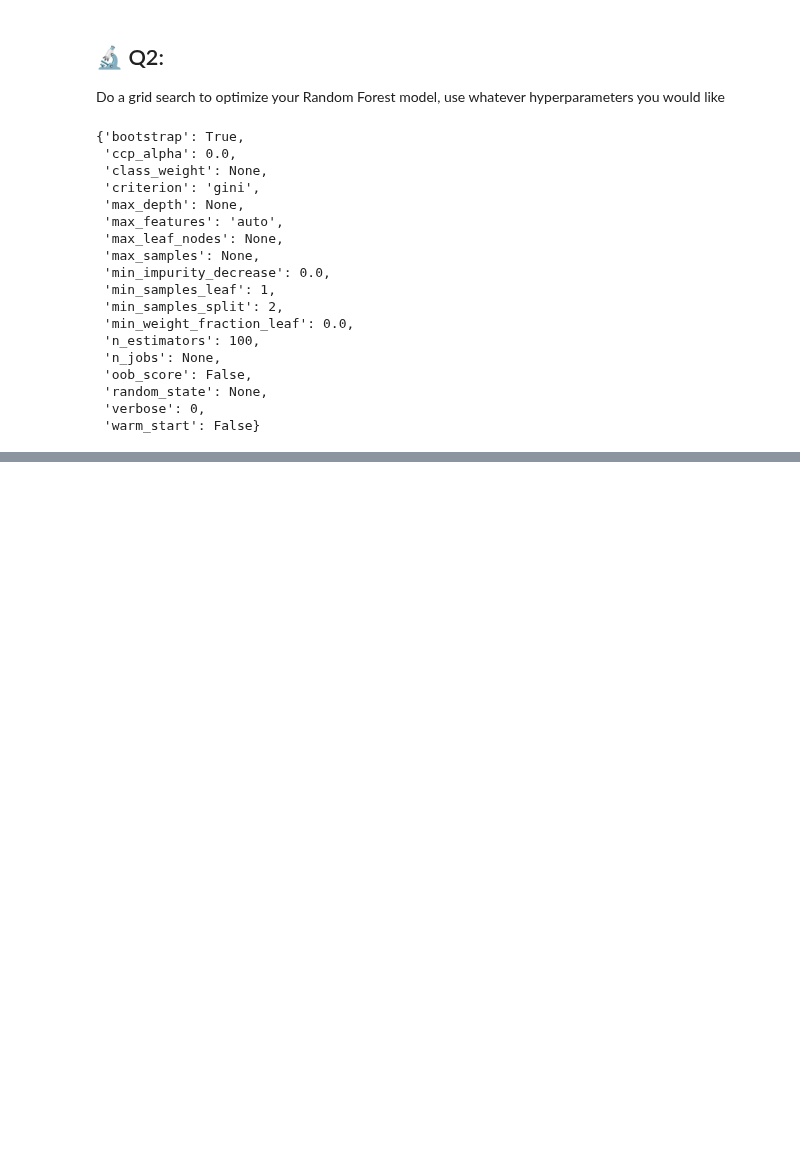
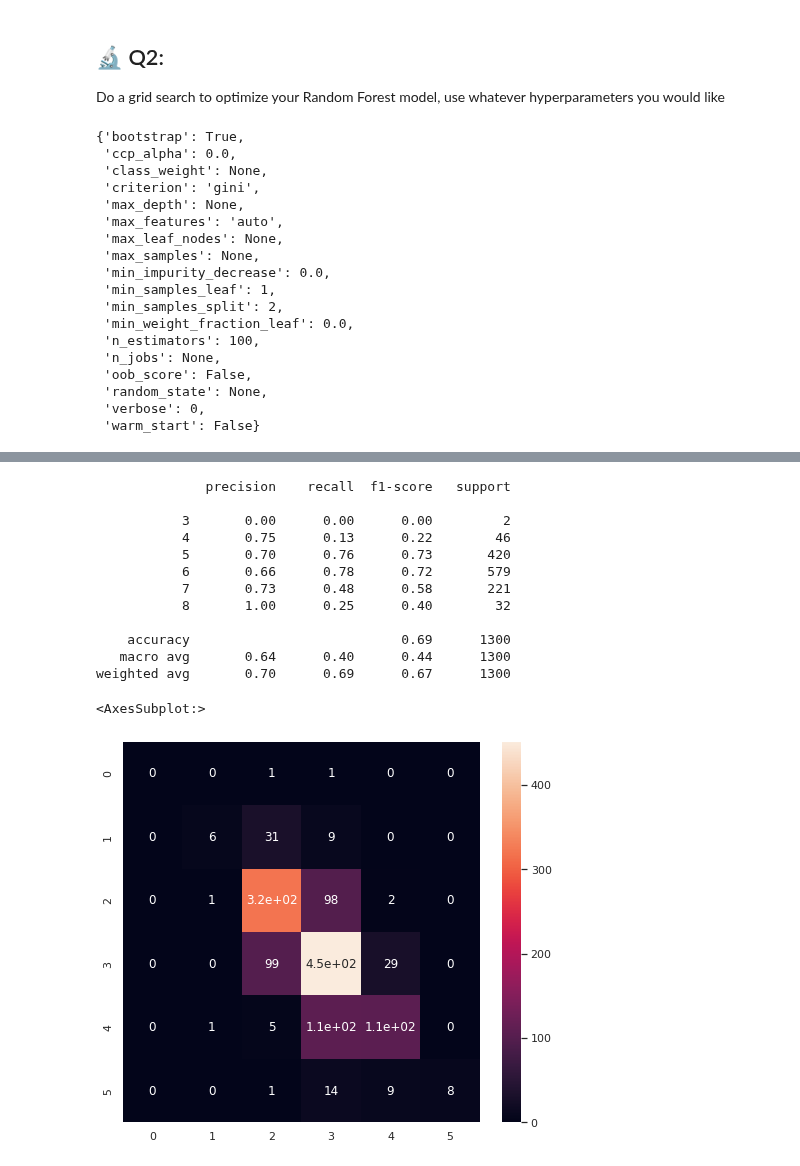
Before and after one commit to wesleybeckner/data_science_foundations, a Jupyter notebook: notebooks/solutions/SOLN_E4_Supervised_Learners.ipynb, the cells around one changed output, grey strips where cells are left out. Cells and saved outputs as stored; diff of their text form; code cells hidden in the pictures; blank space fills up the shorter version.

```diff
--- a/notebooks/solutions/SOLN_E4_Supervised_Learners.ipynb
+++ b/notebooks/solutions/SOLN_E4_Supervised_Learners.ipynb
@@ -173,0 +176,23 @@ print(grid.best_params_)
+# %%
+model = grid.best_estimator_
+# %%
+model.fit(X_train, y_train)
+y_pred = model.predict(X_test)
+print(classification_report(y_test, y_pred, zero_division=0))
+fig, ax = plt.subplots(1, 1, figsize = (8,7))
+sns.heatmap(confusion_matrix(y_test,y_pred), annot=True, ax=ax)
+# %% [output]
+              precision    recall  f1-score   support
+
+           3       0.00      0.00      0.00         2
+           4       0.75      0.13      0.22        46
+           5       0.70      0.76      0.73       420
+           6       0.66      0.78      0.72       579
+           7       0.73      0.48      0.58       221
+           8       1.00      0.25      0.40        32
+
+    accuracy                           0.69      1300
+   macro avg       0.64      0.40      0.44      1300
+weighted avg       0.70      0.69      0.67      1300
+<AxesSubplot:>
+[figure, added]
```
Also changed, not shown: parts of 1 cell of this notebook, 36 other files.
